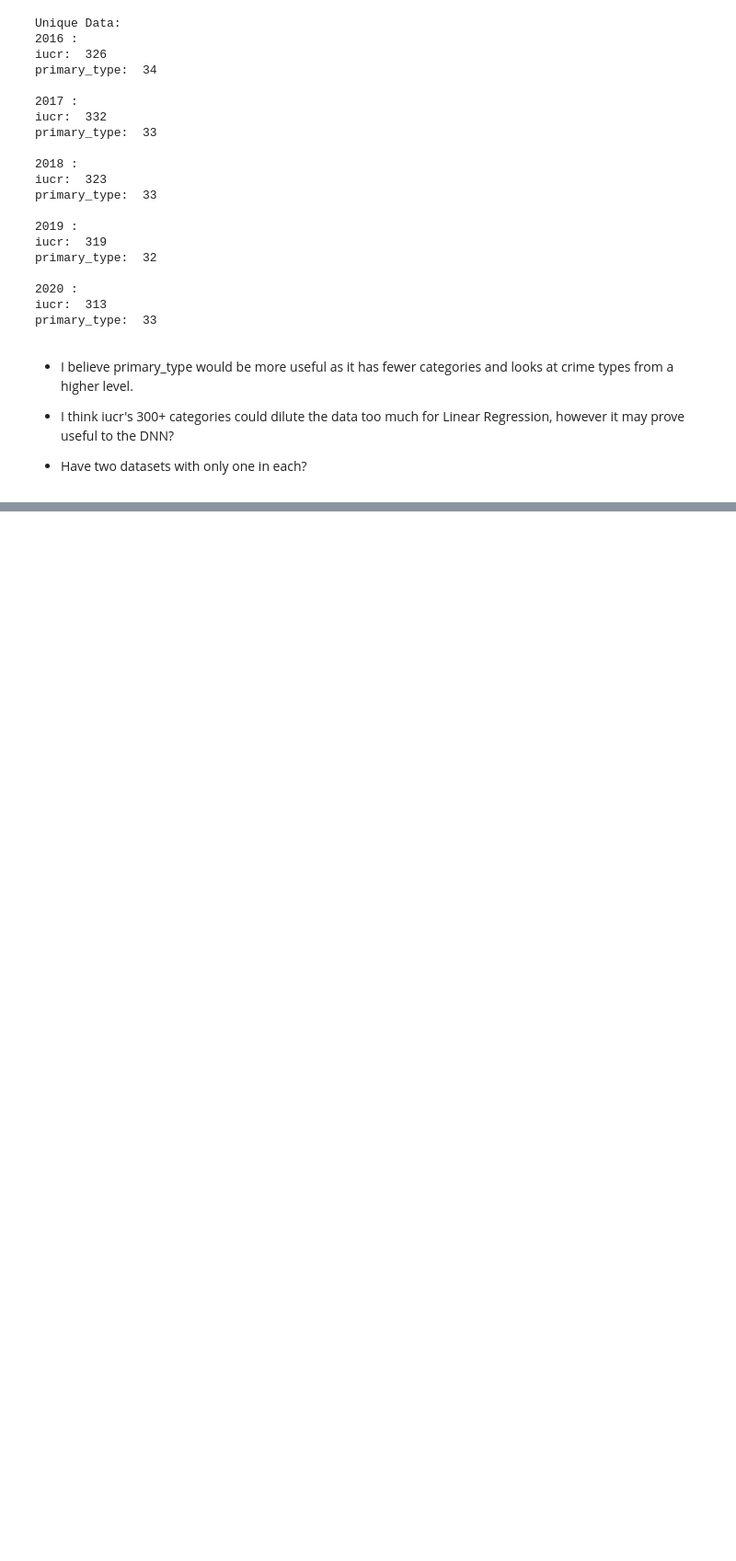
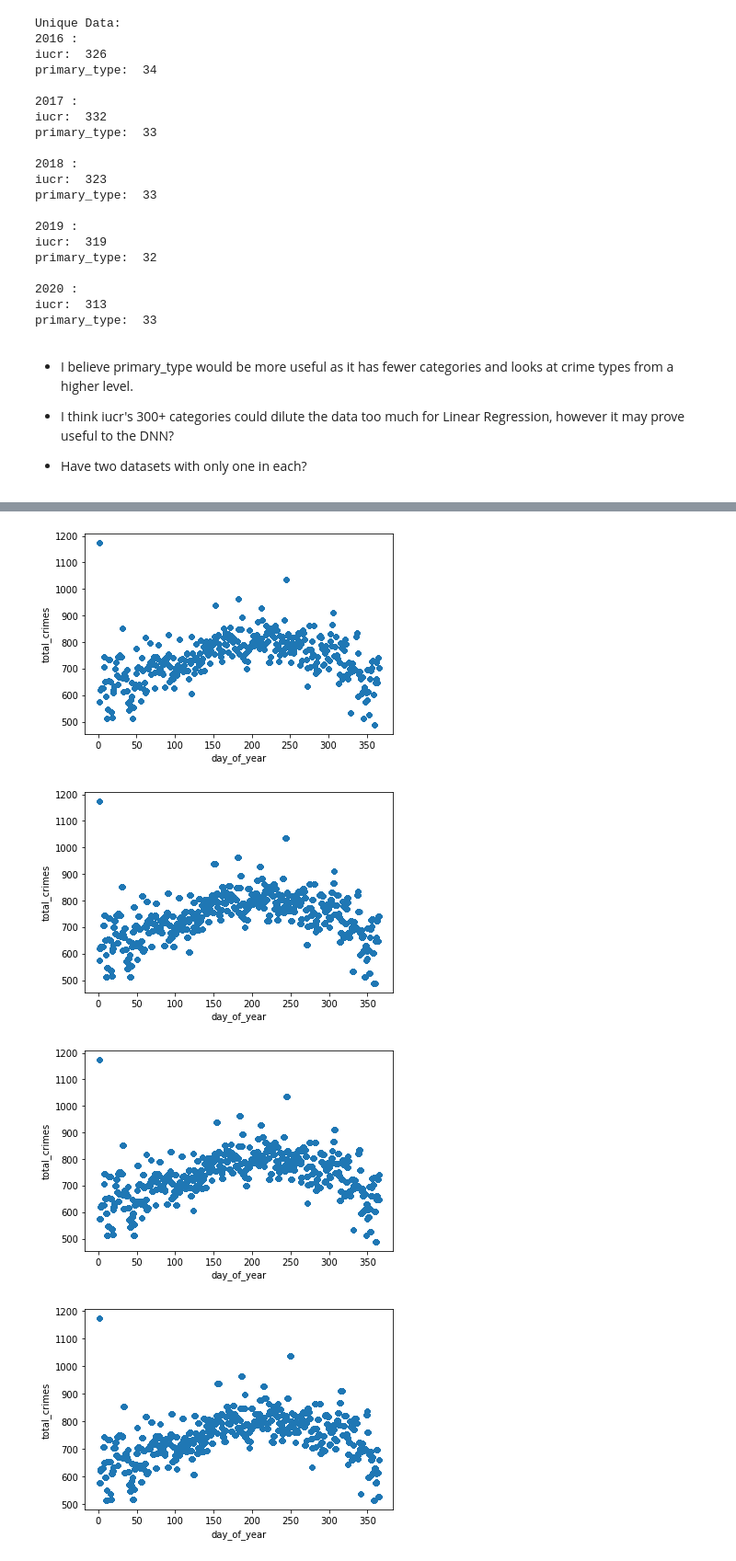
Before and after one commit to MattIzon/16010269_DataAnalytics, a Jupyter notebook: 1_Crime_Aquisition.ipynb, the cells around one changed output, grey strips where cells are left out. Shown at 92% size. Drawn from its saved outputs; the diff is of its cells as text; code cells hidden in the pictures; blank space fills up the shorter version.

```diff
--- a/1_Crime_Aquisition.ipynb
+++ b/1_Crime_Aquisition.ipynb
@@ -218 +239,14 @@ for year in crime:
+# %%
+# Add day_of_year column containing 0 ... 365/366
+for year in crime:
+  d_o_y = []
+  curr_day = year['day'][0]
+  curr_d_o_y = 1
+
+  for day in year['day']:
+    if day != curr_day:
+      curr_day = day
+      curr_d_o_y += 1
+    d_o_y.append(curr_d_o_y)
+  year['day_of_year'] = d_o_y
 # %%
@@ -261,6 +302,3 @@ primary_type:  33
 *   I think iucr's 300+ categories could dilute the data too much for Linear Regression, however it may prove useful to the DNN?
 
 *   Have two datasets with only one in each?
-# %%
-crime[0]['counts'] = crime[0].location_description.map(crime[0].location_description.value_counts())
-print(crime[0])
@@ -284,0 +305,3 @@ print(crime[0])
+# %%
+for year in crime:
+  year['total_crimes'] = crime[0].date.map(crime[0].date.value_counts())
@@ -284,0 +317,8 @@ print(crime[0])
+# %%
+for year in crime:
+  year.plot(x = 'day_of_year', y = 'total_crimes', kind = 'scatter')
+# %% [output]
+[figure, added]
+[figure, added]
+[figure, added]
+[figure, added]
```
Also changed, not shown: parts of 7 cells of this notebook.
